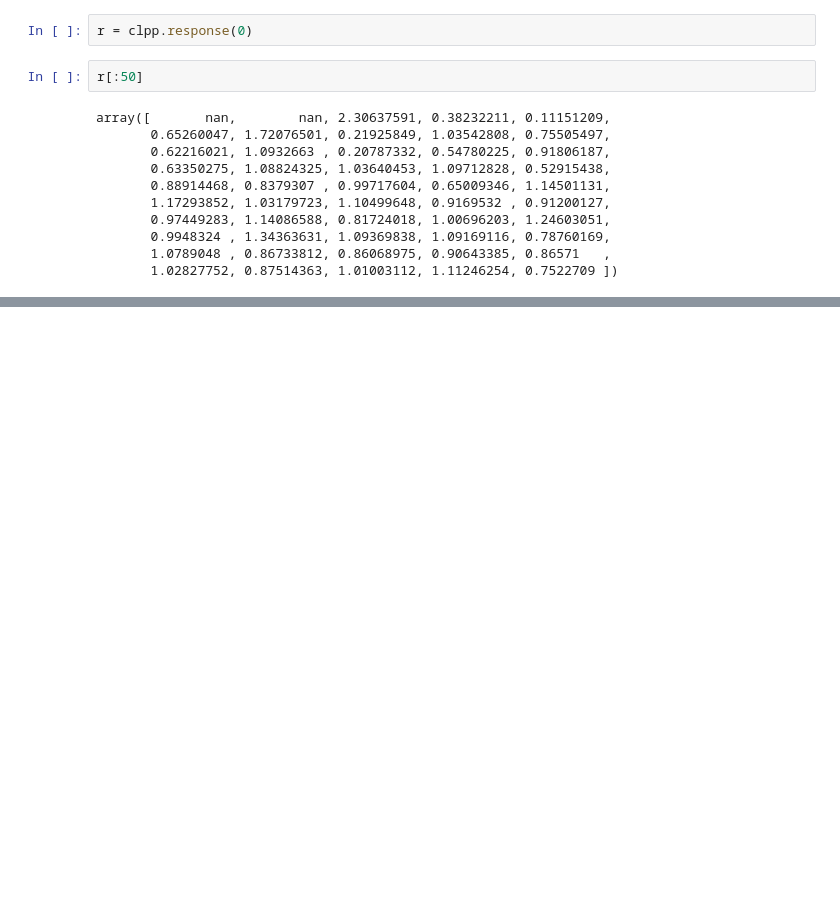
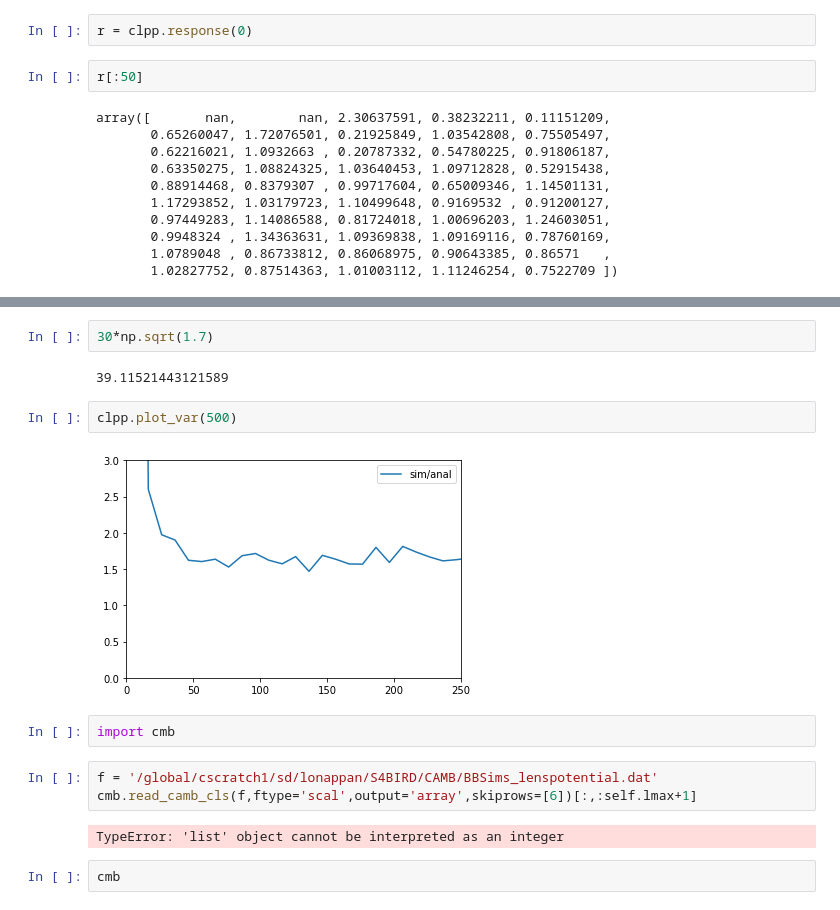
Before and after one commit to antolonappan/dell, a Jupyter notebook: Notebooks/reconstruction.ipynb, the cells around one changed output, grey strips where cells are left out. Saved outputs shown, nothing was run; the diff lists cells and outputs as text; blank space fills up the shorter version.

```diff
--- a/Notebooks/reconstruction.ipynb
+++ b/Notebooks/reconstruction.ipynb
@@ -77,0 +87,17 @@ array([ 0.00000000e+00+0.j, -2.03514863e-06+0.j,  7.92884810e-05+0.j, ...,
+# %%
+30*np.sqrt(1.7)
+# %% [output]
+39.11521443121589
+# %%
+clpp.plot_var(500)
+# %% [output]
+[figure, added]
+# %%
+import cmb
+# %%
+f = '/global/cscratch1/sd/lonappan/S4BIRD/CAMB/BBSims_lenspotential.dat'
+cmb.read_camb_cls(f,ftype='scal',output='array',skiprows=[6])[:,:self.lmax+1]
+# %% [output]
+TypeError: 'list' object cannot be interpreted as an integer
+# %%
+cmb
```
Also changed, not shown: parts of 10 cells of this notebook, 2 other files.
